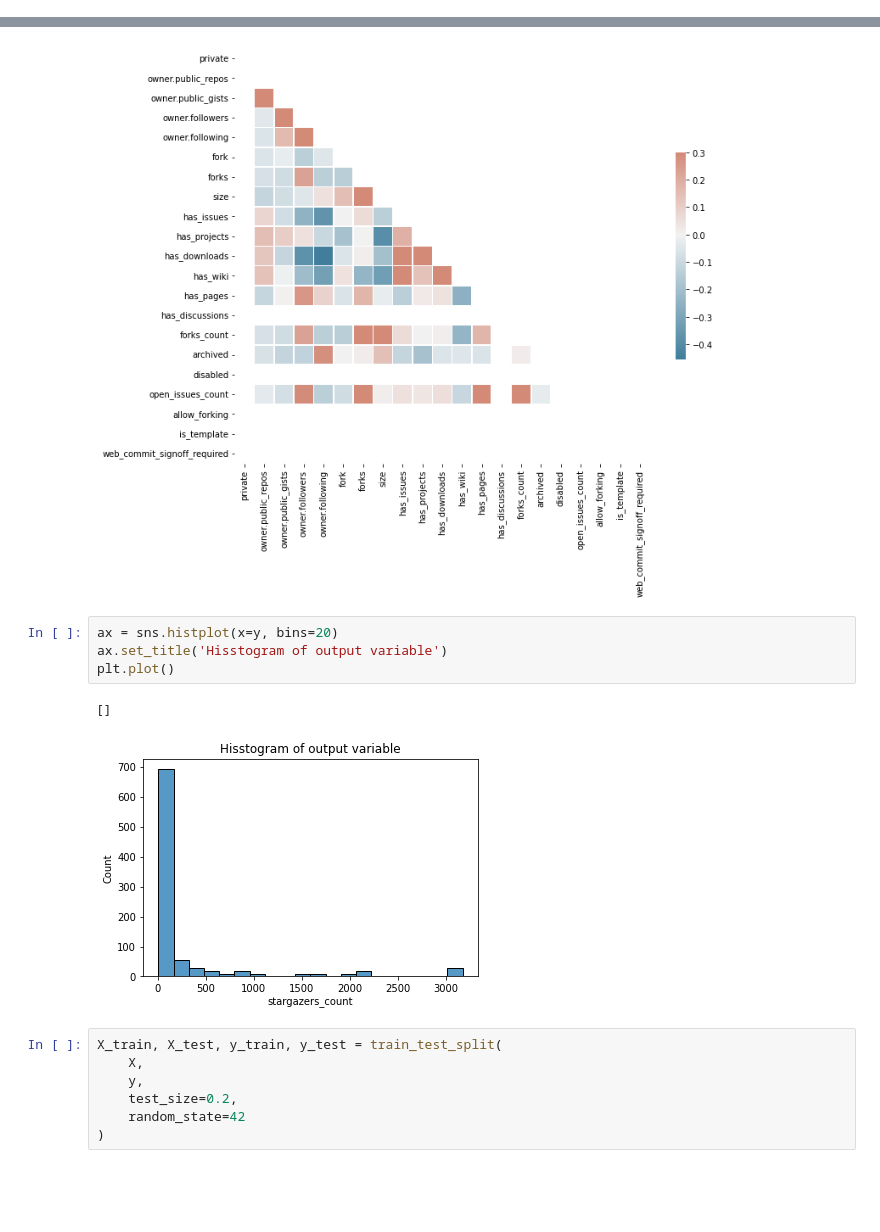
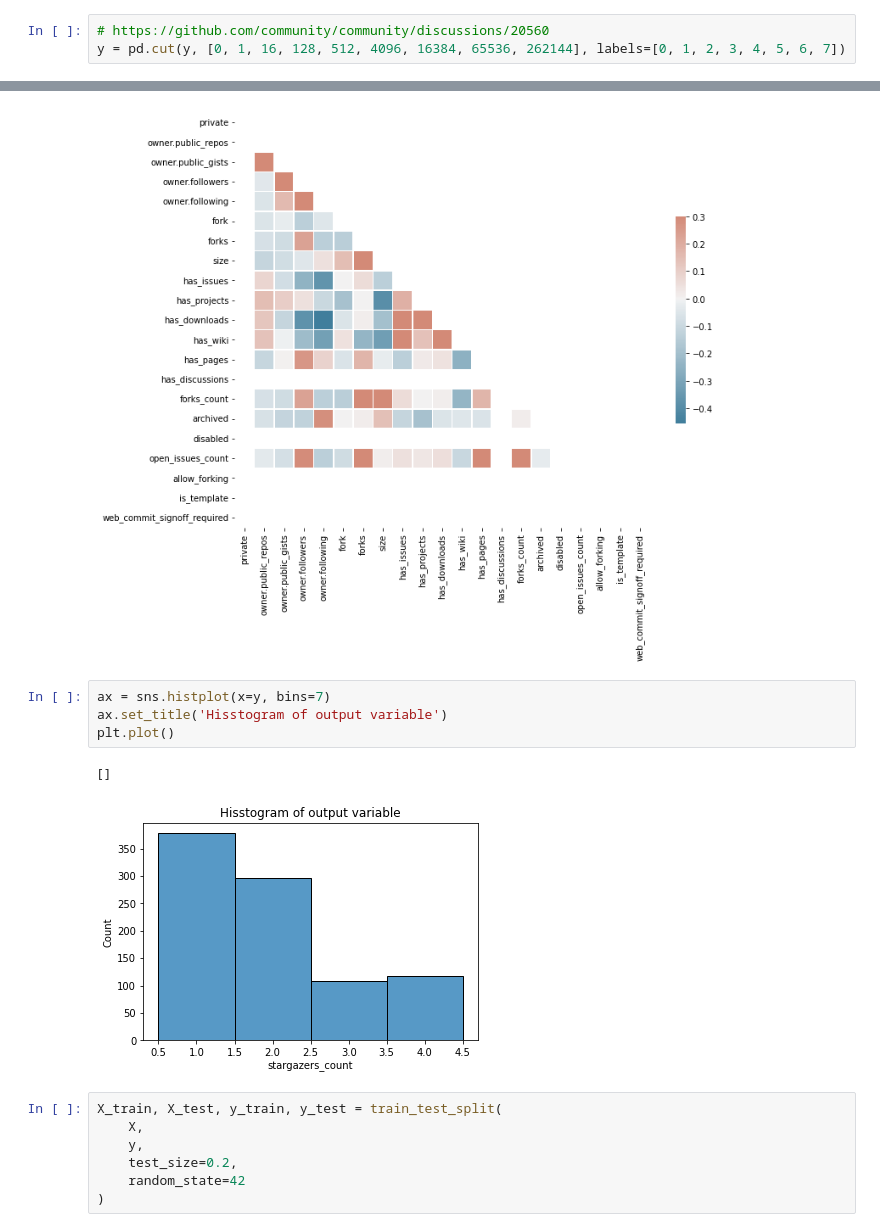
Before and after one commit to realamirhe/github-stargazer, a Jupyter notebook: data-exploration.ipynb, the cells around one changed output, grey strips where cells are left out. Saved outputs shown, nothing was run; the diff lists cells and outputs as text; blank space fills up the shorter version.

```diff
--- a/data-exploration.ipynb
+++ b/data-exploration.ipynb
@@ -47,6 +47,9 @@ Data columns (total 21 columns):
  20  web_commit_signoff_required  900 non-null    int64
 dtypes: int64(21)
 memory usage: 147.8 KB
+# %%
+# https://github.com/community/community/discussions/20560
+y = pd.cut(y, [0, 1, 16, 128, 512, 4096, 16384, 65536, 262144], labels=[0, 1, 2, 3, 4, 5, 6, 7])
 # %%
 print("Data:\n", X.head(1).squeeze())
 print("target:\t\t\t\t", y[0])
@@ -80,12 +83,12 @@ sns.heatmap(corr, mask=mask, cmap=cmap, vmax=.3, center=0,
 <matplotlib.axes._subplots.AxesSubplot at 0x...>
 [figure]
 # %%
-ax = sns.histplot(x=y, bins=20)
+ax = sns.histplot(x=y, bins=7)
 ax.set_title('Hisstogram of output variable')
 plt.plot()
 # %% [output]
 []
-[figure, old version]
+[figure, new version]
 # %%
 X_train, X_test, y_train, y_test = train_test_split(
     X,
```
Also changed, not shown: parts of 2 cells of this notebook.
